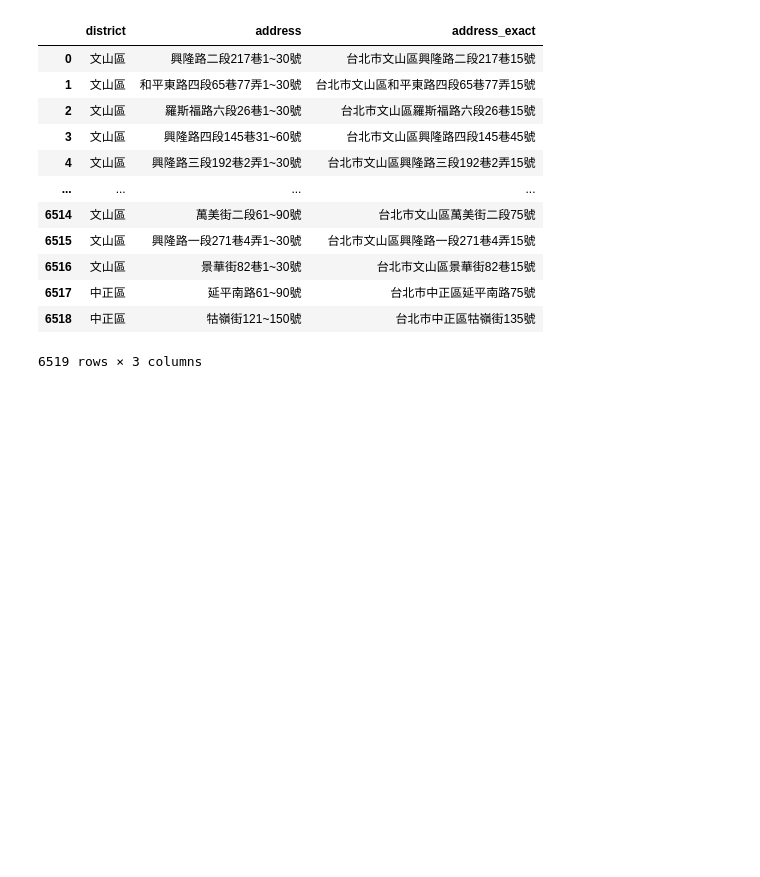
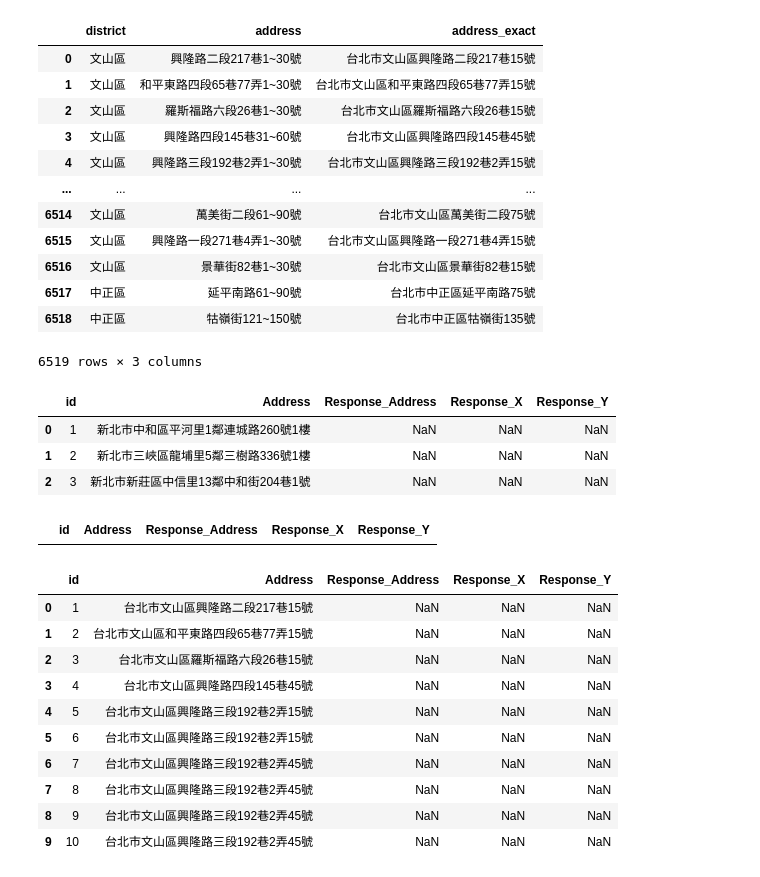
Before and after one commit to CYCCCCC/House_pricing, a Jupyter notebook: house_pricing_eda.ipynb, the cells around one changed output. Drawn from its saved outputs; the diff is of its cells as text; code cells hidden in the pictures; blank space fills up the shorter version.

```diff
--- a/house_pricing_eda.ipynb
+++ b/house_pricing_eda.ipynb
@@ -412,0 +413,7 @@ df[['district', 'address', 'address_exact']]
+# %%
+sample
+# %% [output]
+|  | id | Address | Response_Address | Response_X | Response_Y |
+| 0 | 1 | 新北市中和區平河里1鄰連城路260號1樓 | NaN | NaN | NaN |
+| 1 | 2 | 新北市三峽區龍埔里5鄰三樹路336號1樓 | NaN | NaN | NaN |
+| 2 | 3 | 新北市新莊區中信里13鄰中和街204巷1號 | NaN | NaN | NaN |
@@ -412,0 +422,4 @@ df[['district', 'address', 'address_exact']]
+# %%
+sample
+# %% [output]
+|  | id | Address | Response_Address | Response_X | Response_Y |
@@ -412,0 +436,16 @@ df[['district', 'address', 'address_exact']]
+# %%
+sample = pd.read_csv('data/temp_tables/sample.csv')
+# %%
+sample
+# %% [output]
+|  | id | Address | Response_Address | Response_X | Response_Y |
+| 0 | 1 | 台北市文山區興隆路二段217巷15號 | NaN | NaN | NaN |
+| 1 | 2 | 台北市文山區和平東路四段65巷77弄15號 | NaN | NaN | NaN |
+| 2 | 3 | 台北市文山區羅斯福路六段26巷15號 | NaN | NaN | NaN |
+| 3 | 4 | 台北市文山區興隆路四段145巷45號 | NaN | NaN | NaN |
+| 4 | 5 | 台北市文山區興隆路三段192巷2弄15號 | NaN | NaN | NaN |
+| 5 | 6 | 台北市文山區興隆路三段192巷2弄15號 | NaN | NaN | NaN |
+| 6 | 7 | 台北市文山區興隆路三段192巷2弄45號 | NaN | NaN | NaN |
+| 7 | 8 | 台北市文山區興隆路三段192巷2弄45號 | NaN | NaN | NaN |
+| 8 | 9 | 台北市文山區興隆路三段192巷2弄45號 | NaN | NaN | NaN |
+| 9 | 10 | 台北市文山區興隆路三段192巷2弄45號 | NaN | NaN | NaN |
```
Also changed, not shown: parts of 10 cells of this notebook.
